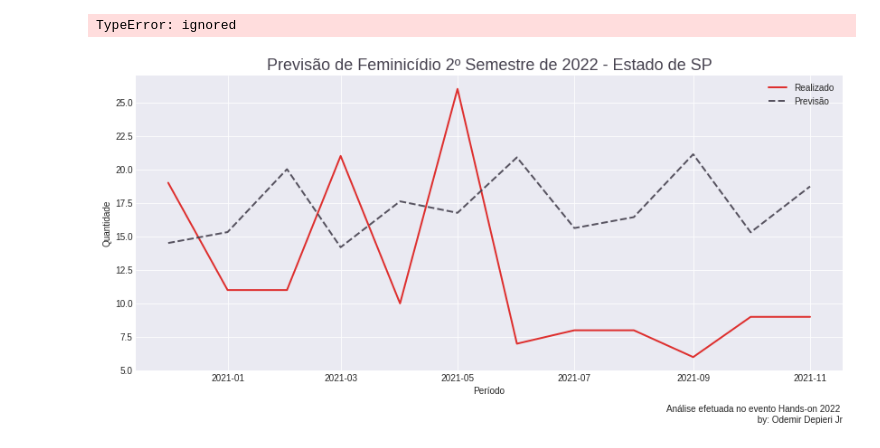
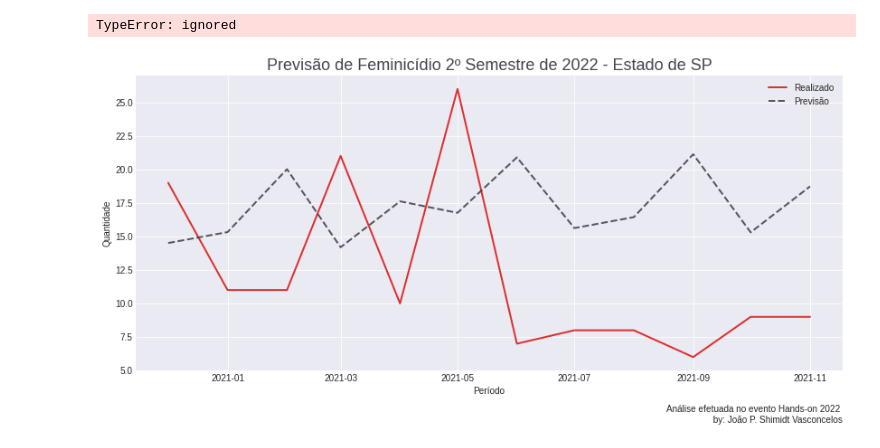
Before and after one commit to jpshimidt/DataScience, a Jupyter notebook: Data_Viking_EDA_FEMINICIDIO.ipynb, the cells around one changed output. Saved outputs shown, nothing was run; the diff lists cells and outputs as text; code cells hidden in the pictures.

```diff
--- a/Data_Viking_EDA_FEMINICIDIO.ipynb
+++ b/Data_Viking_EDA_FEMINICIDIO.ipynb
@@ -317,8 +317,7 @@ Funcao_Serie_Temporal_02 = ExponentialSmoothing(
     Dados_Serie,
     seasonal_periods=7,
     trend='additive',
-    seasonal='additive',
-    use_boxcox=True ).fit()
+    seasonal='additive',use_boxcox= True).fit()
 
 # Fazendo as previsões
 Previsao = Funcao_Serie_Temporal_02.forecast(6)
@@ -340,32 +339,32 @@ TypeError: ignored
 plt.style.use('seaborn-darkgrid')
 
 # Alterar tamhho
 plt.figure( figsize=(14, 6) )
 
 # Plotar media movel
 plt.plot( Juntando_Bases['Quantidade'], linewidth=2, alpha=0.9, color='#dd1c1a' )
 
 # plotar o valor real
 plt.plot( Juntando_Bases['Previsão'], linestyle='dashed', linewidth=2, alpha=0.9, color='#474350' )
 
 # Labels
 plt.xlabel('Período')
 plt.ylabel('Quantidade')
 
 # LEgenda
 plt.legend( ['Realizado', 'Previsão'] )
 
 # titulo
 plt.title('Previsão de Feminicídio 2º Semestre de 2022 - Estado de SP', loc='center', fontsize=18, color='#474350' )
 
 # Anotação
 plt.annotate(
-    'Análise efetuada no evento Hands-on 2022 \n by: Odemir Depieri Jr',
+    'Análise efetuada no evento Hands-on 2022 \n by: João P. Shimidt Vasconcelos',
     xy = (1.0, -0.15),
     xycoords='axes fraction',
     ha = 'right',
     va = 'center',
     fontsize=10
 );
 # %% [output]
-[figure, old version]
+[figure, new version]
```
